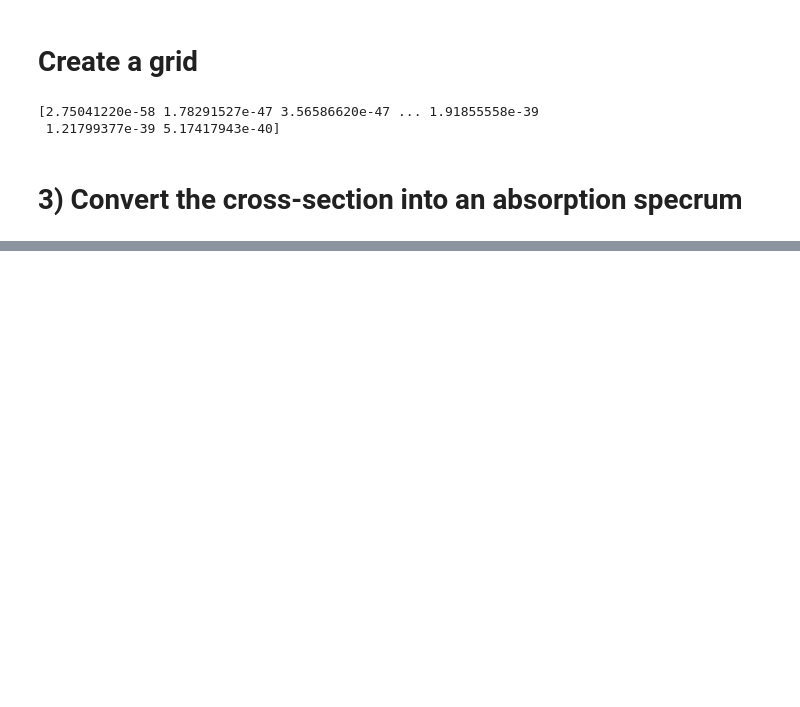
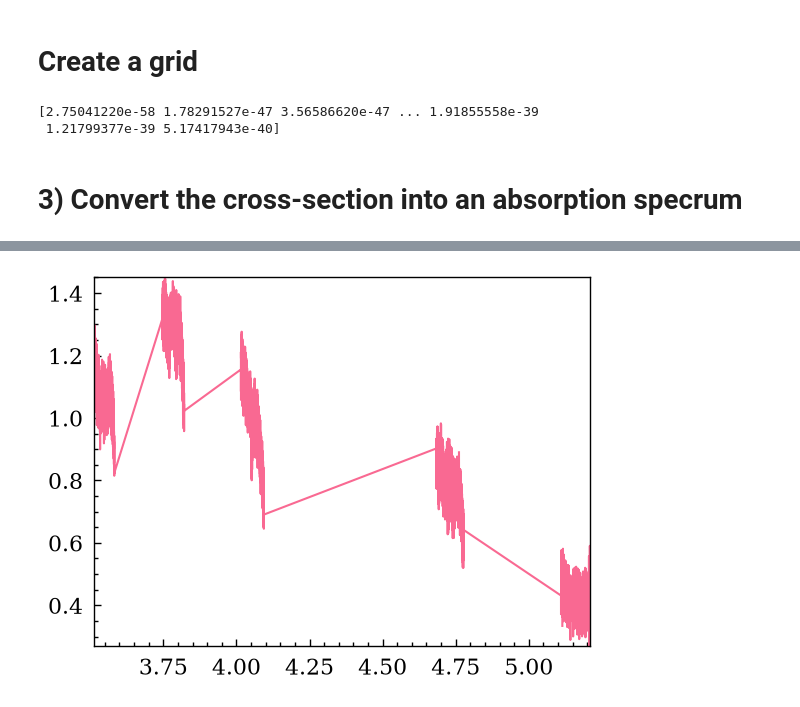
Before and after one commit to allsmurph/Exocomets-Pymolfit, a Jupyter notebook: generate_synthetic_spectra.ipynb, the cells around one changed output, grey strips where cells are left out. Saved outputs shown, nothing was run; the diff lists cells and outputs as text; code cells hidden in the pictures; blank space fills up the shorter version.

```diff
--- a/generate_synthetic_spectra.ipynb
+++ b/generate_synthetic_spectra.ipynb
@@ -319,0 +275,12 @@ plt.show()
+# %%
+fake_velocity =  20 #in km/s; hide the CO signal here! hihi)
+signal_strength = 1
+
+absorption = shifted_model(fake_velocity) - 1
+noise = np.random.normal(0, 1 / median_SNR, len(wavelength))
+synthetic_spectrum = 1 + signal_strength * absorption + noise
+
+plt.plot(wavelength, synthetic_spectrum)
+plt.show()
+# %% [output]
+[figure, added]
```
Also changed, not shown: parts of 13 cells of this notebook, 3 other files.
